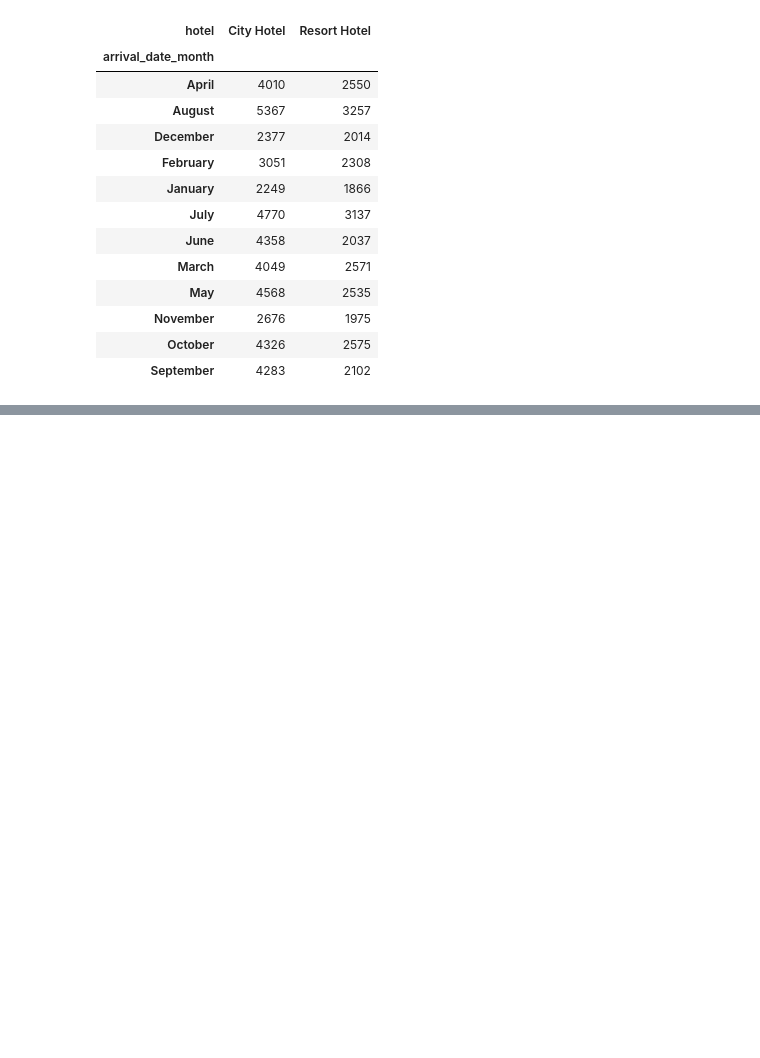
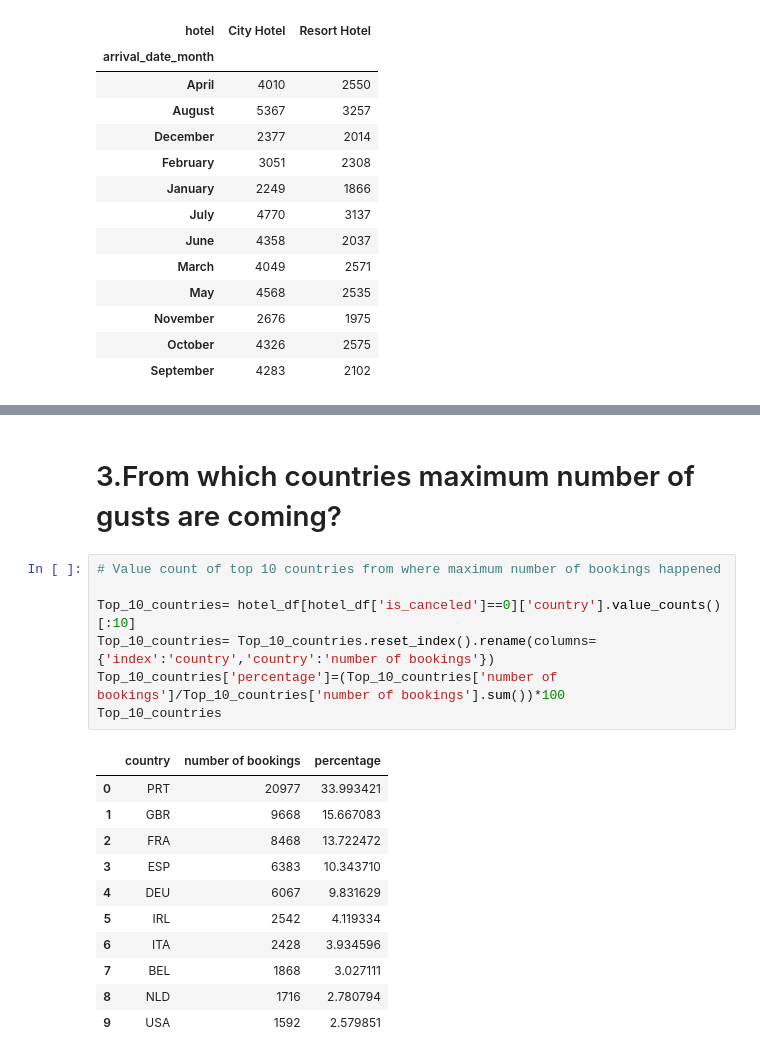
Before and after one commit to Shubhampanaskar/Hotel-Booking-Analysis-Capstone, a Jupyter notebook: Copy_of_Hotel_Booking_Analysis_BY_SHUBHAM_PANASKAR_Capstone_Project.ipynb, the cells around one changed output, grey strips where cells are left out. Saved outputs shown, nothing was run; the diff lists cells and outputs as text; blank space fills up the shorter version.

```diff
--- a/Copy_of_Hotel_Booking_Analysis_BY_SHUBHAM_PANASKAR_Capstone_Project.ipynb
+++ b/Copy_of_Hotel_Booking_Analysis_BY_SHUBHAM_PANASKAR_Capstone_Project.ipynb
@@ -373,0 +376,21 @@ month_hotel_type
+# %% [markdown]
+# 3.From which countries maximum number of gusts are coming?
+# %%
+# Value count of top 10 countries from where maximum number of bookings happened
+
+Top_10_countries= hotel_df[hotel_df['is_canceled']==0]['country'].value_counts()[:10]
+Top_10_countries= Top_10_countries.reset_index().rename(columns={'index':'country','country':'number of bookings'})
+Top_10_countries['percentage']=(Top_10_countries['number of bookings']/Top_10_countries['number of bookings'].sum())*100
+Top_10_countries
+# %% [output]
+|  | country | number of bookings | percentage |
+| 0 | PRT | 20977 | 33.993421 |
+| 1 | GBR | 9668 | 15.667083 |
+| 2 | FRA | 8468 | 13.722472 |
+| 3 | ESP | 6383 | 10.343710 |
+| 4 | DEU | 6067 | 9.831629 |
+| 5 | IRL | 2542 | 4.119334 |
+| 6 | ITA | 2428 | 3.934596 |
+| 7 | BEL | 1868 | 3.027111 |
+| 8 | NLD | 1716 | 2.780794 |
+| 9 | USA | 1592 | 2.579851 |
```
Also changed, not shown: parts of 4 cells of this notebook.
